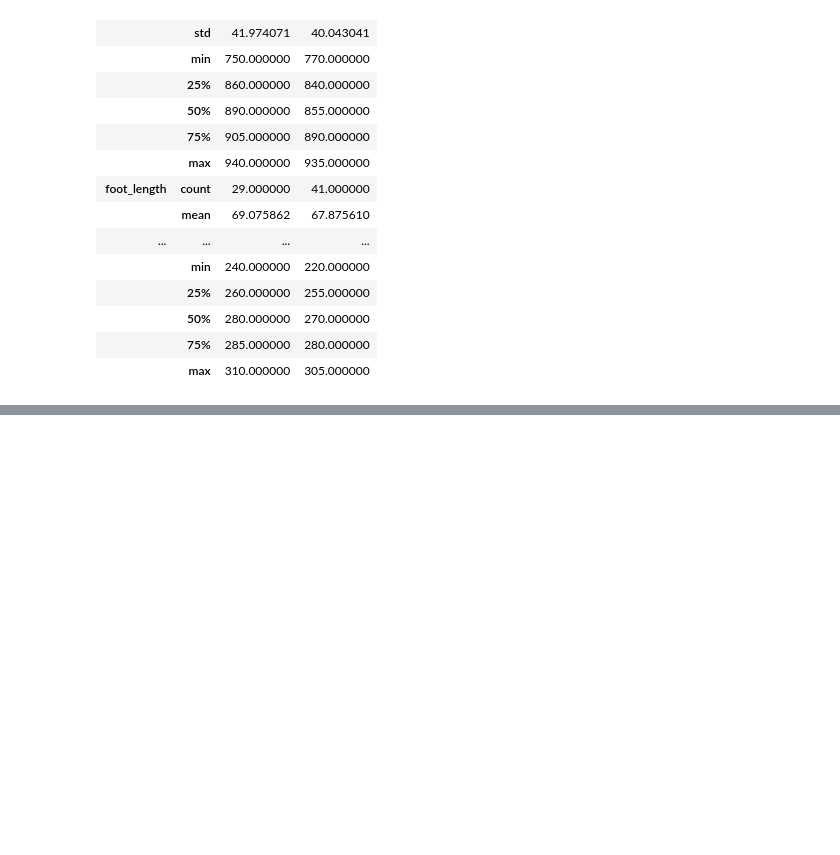
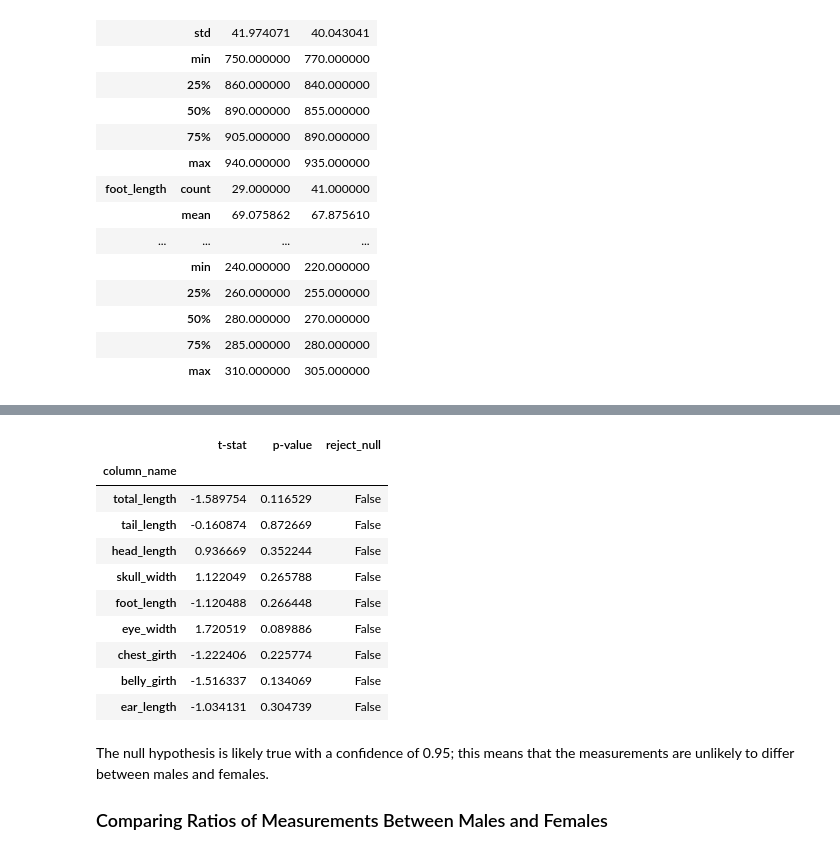
Before and after one commit to stephenfitzsimon/possum-regression, a Jupyter notebook: possum_models.ipynb, the cells around one changed output, grey strips where cells are left out. Drawn from its saved outputs; the diff is of its cells as text; code cells hidden in the pictures; blank space fills up the shorter version.

```diff
--- a/possum_models.ipynb
+++ b/possum_models.ipynb
@@ -302,0 +331,18 @@ train[['total_length', 'foot_length', 'ear_length', 'chest_girth', 'sex']].group
+# %%
+explore_target_sex.hypothesis_two_sample_ttest(train).set_index('column_name')
+# %% [output]
+|  | t-stat | p-value | reject_null |
+| column_name |  |  |  |
+| total_length | -1.589754 | 0.116529 | False |
+| tail_length | -0.160874 | 0.872669 | False |
+| head_length | 0.936669 | 0.352244 | False |
+| skull_width | 1.122049 | 0.265788 | False |
+| foot_length | -1.120488 | 0.266448 | False |
+| eye_width | 1.720519 | 0.089886 | False |
+| chest_girth | -1.222406 | 0.225774 | False |
+| belly_girth | -1.516337 | 0.134069 | False |
+| ear_length | -1.034131 | 0.304739 | False |
+# %% [markdown]
+The null hypothesis is likely true with a confidence of 0.95; this means that the measurements are unlikely to differ between males and females.
+
+### Comparing Ratios of Measurements Between Males and Females <a name='anatomical_ratios'></a>
```
Also changed, not shown: parts of 9 cells of this notebook, 1 other file.
